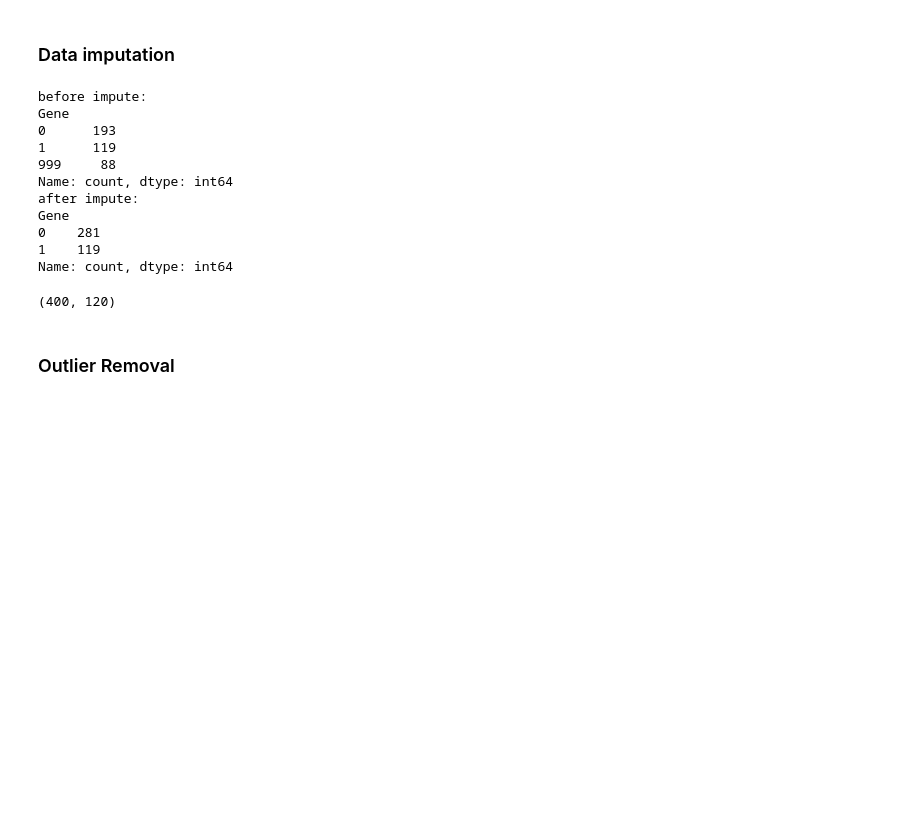
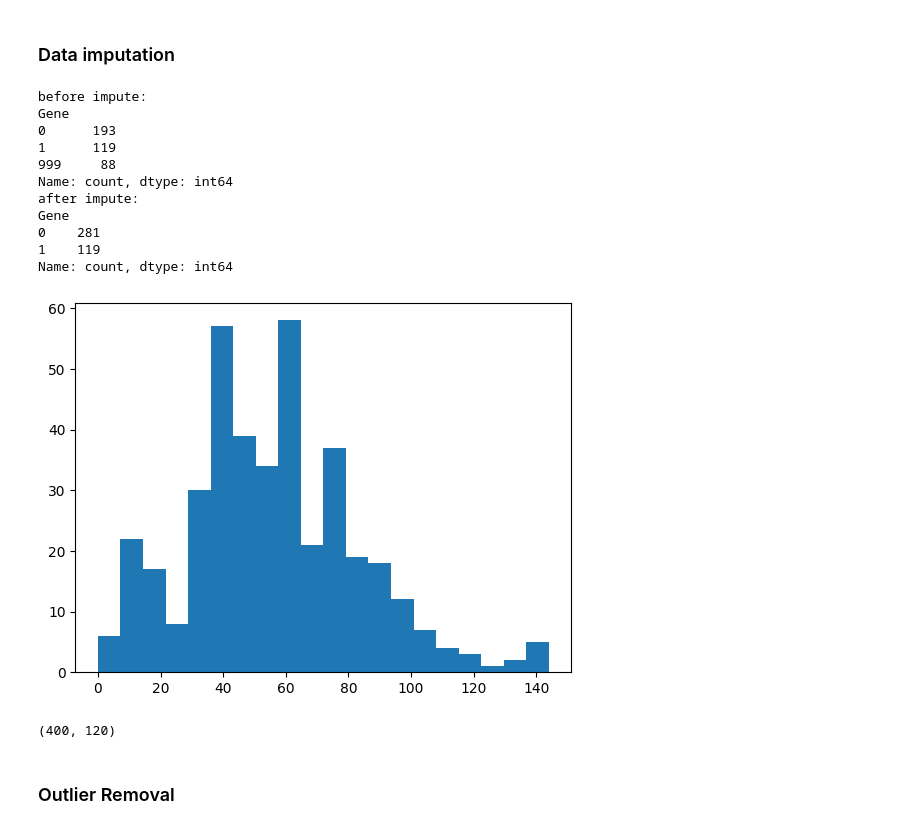
Before and after one commit to tomas-ribeiro-pinto/COMP4139_Machine_Learning, a Jupyter notebook: Assignment 2/RelapseFreeSurvival_regression.ipynb, the cells around one changed output. Drawn from its saved outputs; the diff is of its cells as text; code cells hidden in the pictures; blank space fills up the shorter version.

```diff
--- a/Assignment 2/RelapseFreeSurvival_regression.ipynb
+++ b/Assignment 2/RelapseFreeSurvival_regression.ipynb
@@ -11,6 +11,7 @@ all_df.shape
 ### Data imputation
 # %%
 import pickle
+import joblib
 from sklearn.impute import SimpleImputer
 
 # load gene clf feature names
@@ -44,33 +45,40 @@ with open('log_reg_gene_classifier.pkl', 'rb') as f:
   gene_impute_df.loc[replace_index, 'Gene'] = pred
 
   print("after impute:")
   print(gene_impute_df['Gene'].value_counts())
 
   # assign back to all_df
   all_df['Gene'] = gene_impute_df['Gene']
 
 # Replace missing values with median of the column
 imputer = SimpleImputer(strategy="median", missing_values=999)
 all_df[:] = imputer.fit_transform(all_df)
 
 # classification target
 clf_y = all_df['pCR (outcome)']
 # regression target
 rgr_y = all_df['RelapseFreeSurvival (outcome)']
 
+#plot distribution of rgr_y
+import matplotlib.pyplot as plt
+plt.hist(rgr_y, bins=20)
+plt.show()
+
+
 all_df.shape
 # %% [output]
 before impute:
 Gene
 0      193
 1      119
 999     88
 Name: count, dtype: int64
 after impute:
 Gene
 0    281
 1    119
 Name: count, dtype: int64
+[figure, added]
 (400, 120)
 # %% [markdown]
 ### Outlier Removal
```
Also changed, not shown: parts of 8 cells of this notebook, 6 other files.
